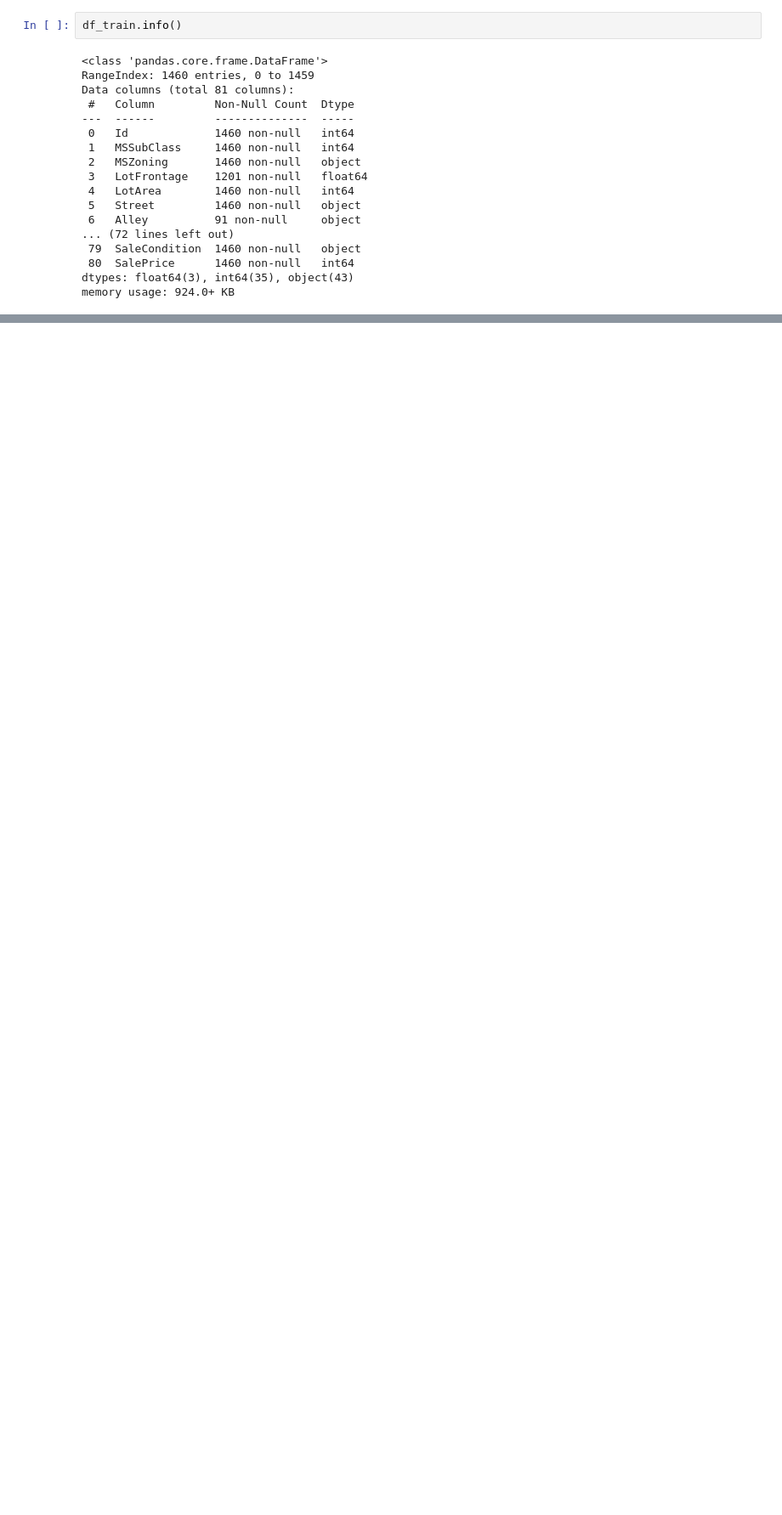
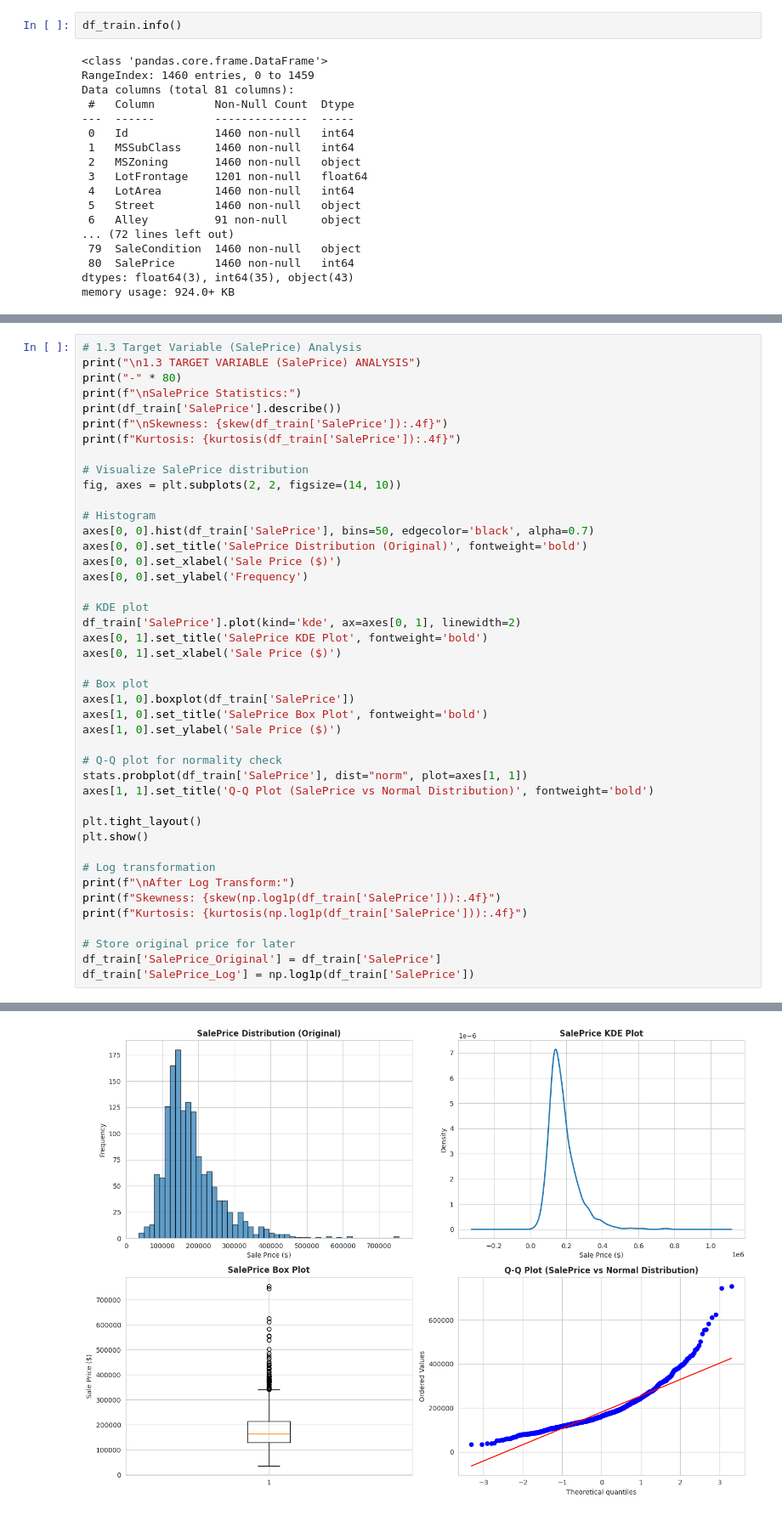
Before and after one commit to jayhg00/machine-learning, a Jupyter notebook: ames_house_prices/eda.ipynb, the cells around one changed output, grey strips where cells are left out. Shown at 85% size. Drawn from its saved outputs; the diff is of its cells as text; blank space fills up the shorter version.

```diff
--- a/ames_house_prices/eda.ipynb
+++ b/ames_house_prices/eda.ipynb
@@ -36,0 +146,44 @@ memory usage: 924.0+ KB
+# %%
+# 1.3 Target Variable (SalePrice) Analysis
+print("\n1.3 TARGET VARIABLE (SalePrice) ANALYSIS")
+print("-" * 80)
+print(f"\nSalePrice Statistics:")
+print(df_train['SalePrice'].describe())
+print(f"\nSkewness: {skew(df_train['SalePrice']):.4f}")
+print(f"Kurtosis: {kurtosis(df_train['SalePrice']):.4f}")
+
+# Visualize SalePrice distribution
+fig, axes = plt.subplots(2, 2, figsize=(14, 10))
+
+# Histogram
+axes[0, 0].hist(df_train['SalePrice'], bins=50, edgecolor='black', alpha=0.7)
+axes[0, 0].set_title('SalePrice Distribution (Original)', fontweight='bold')
+axes[0, 0].set_xlabel('Sale Price ($)')
+axes[0, 0].set_ylabel('Frequency')
+
+# KDE plot
+df_train['SalePrice'].plot(kind='kde', ax=axes[0, 1], linewidth=2)
+axes[0, 1].set_title('SalePrice KDE Plot', fontweight='bold')
+axes[0, 1].set_xlabel('Sale Price ($)')
+
+# Box plot
+axes[1, 0].boxplot(df_train['SalePrice'])
+axes[1, 0].set_title('SalePrice Box Plot', fontweight='bold')
+axes[1, 0].set_ylabel('Sale Price ($)')
+
+# Q-Q plot for normality check
+stats.probplot(df_train['SalePrice'], dist="norm", plot=axes[1, 1])
+axes[1, 1].set_title('Q-Q Plot (SalePrice vs Normal Distribution)', fontweight='bold')
+
+plt.tight_layout()
+plt.show()
+
+# Log transformation
+print(f"\nAfter Log Transform:")
+print(f"Skewness: {skew(np.log1p(df_train['SalePrice'])):.4f}")
+print(f"Kurtosis: {kurtosis(np.log1p(df_train['SalePrice'])):.4f}")
+
+# Store original price for later
+df_train['SalePrice_Original'] = df_train['SalePrice']
+df_train['SalePrice_Log'] = np.log1p(df_train['SalePrice'])
+# %% [output]
@@ -36,0 +206 @@ memory usage: 924.0+ KB
+[figure, added]
```
Also changed, not shown: parts of 22 cells of this notebook, 1 other file.
